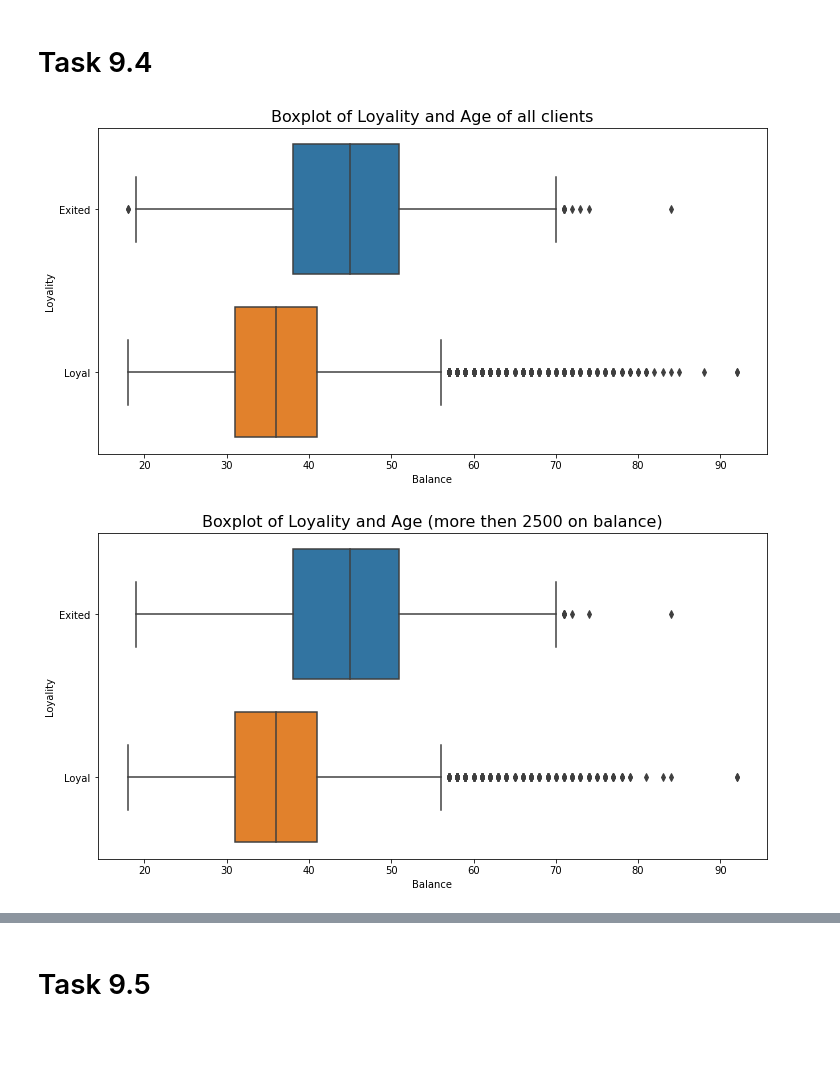
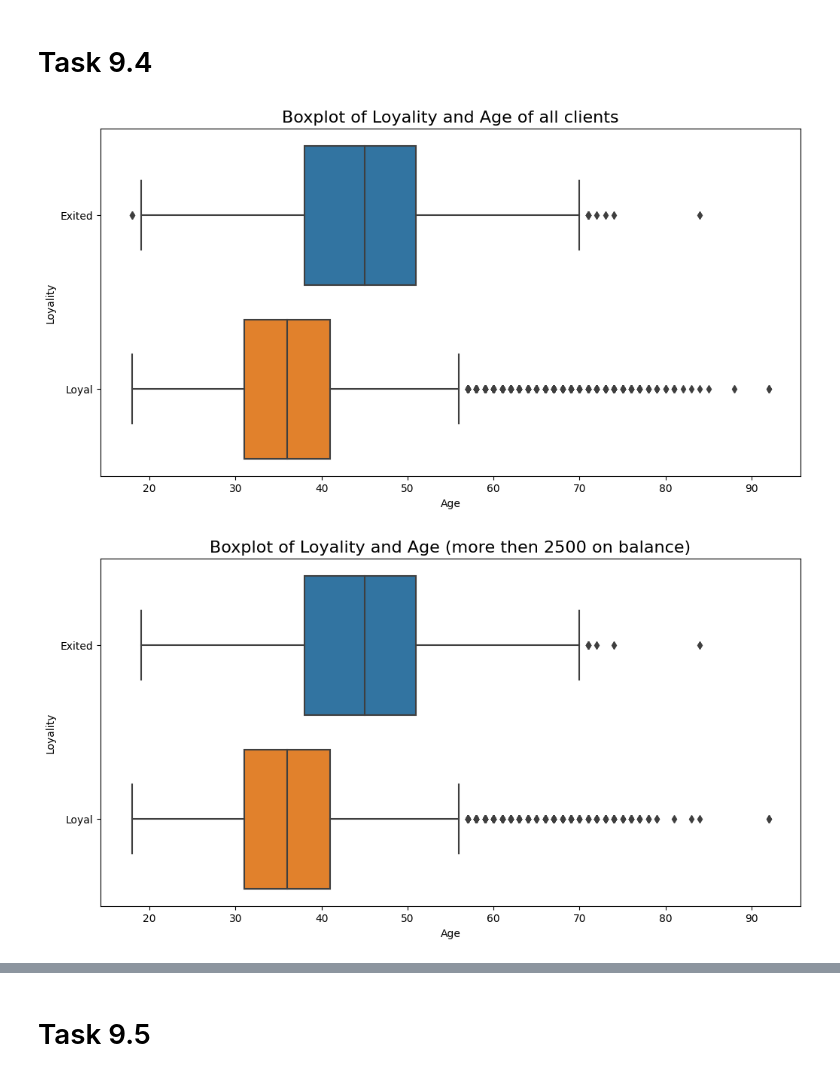
Before and after one commit to AlexeyAldushin/sf_data_science, a Jupyter notebook: PY13_Visualisation/PY13_final.ipynb, the cells around one changed output, grey strips where cells are left out. Saved outputs shown, nothing was run; the diff lists cells and outputs as text; code cells hidden in the pictures; blank space fills up the shorter version.

```diff
--- a/PY13_Visualisation/PY13_final.ipynb
+++ b/PY13_Visualisation/PY13_final.ipynb
@@ -12,8 +12,8 @@ plt.style.use('default')
 # %% [markdown]
 # Task 9.1
 # %%
-churn_data['Exited'] = churn_data['Exited'].apply(lambda x: 'Exited' if x == 1 else 'Loyal')
-loyality = churn_data['Exited'].value_counts()
+churn_data['Loyality'] = churn_data['Exited'].apply(lambda x: 'Exited' if x == 1 else 'Loyal')
+loyality = churn_data['Loyality'].value_counts()
 
 fig = plt.figure(figsize=(5, 5))
 axes = fig.add_axes([0, 0, 1, 1])
@@ -92,19 +93,19 @@ plt.show()
 # %%
 #Boxplot - All Clients
 fig = plt.figure(figsize=(12, 6))
-boxplot1 = sns.boxplot(data=churn_data, x='Age', y='Exited', order=['Exited', 'Loyal'])
+boxplot1 = sns.boxplot(data=churn_data, x='Age', y='Loyality', order=['Exited', 'Loyal'])
 boxplot1.set_title('Boxplot of Loyality and Age of all clients', fontsize=16)
-boxplot1.set_xlabel('Balance')
+boxplot1.set_xlabel('Age')
 boxplot1.set_ylabel('Loyality')
 plt.show()
 
 fig = plt.figure(figsize=(12, 6))
-boxplot2 = sns.boxplot(data=croped_churn_data, x='Age', y='Exited', order=['Exited', 'Loyal'])
+boxplot2 = sns.boxplot(data=croped_churn_data, x='Age', y='Loyality', order=['Exited', 'Loyal'])
 boxplot2.set_title('Boxplot of Loyality and Age (more then 2500 on balance)', fontsize=16)
-boxplot2.set_xlabel('Balance')
+boxplot2.set_xlabel('Age')
 boxplot2.set_ylabel('Loyality')
 plt.show()
 # %% [output]
-[figure, old version]
+[figure, new version]
-[figure, old version]
+[figure, new version]
 # %% [markdown]
```
Also changed, not shown: parts of 10 cells of this notebook.
